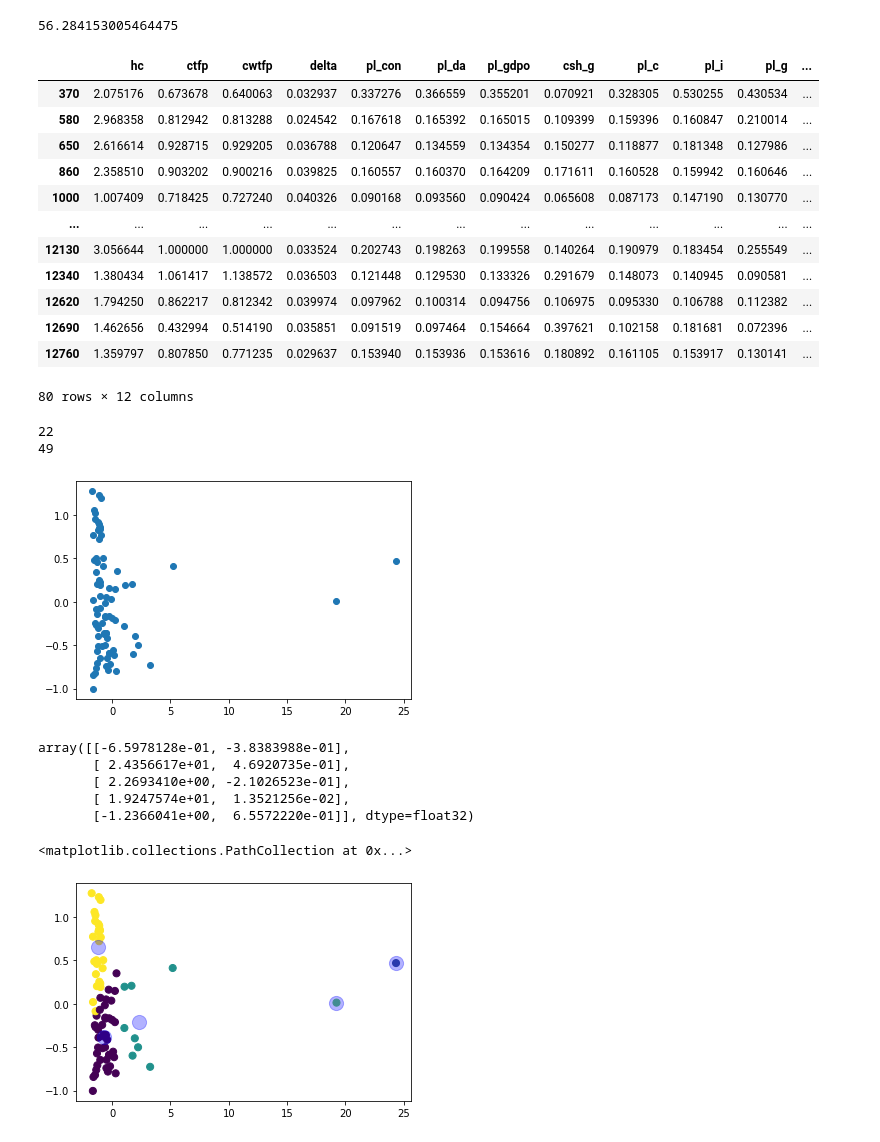
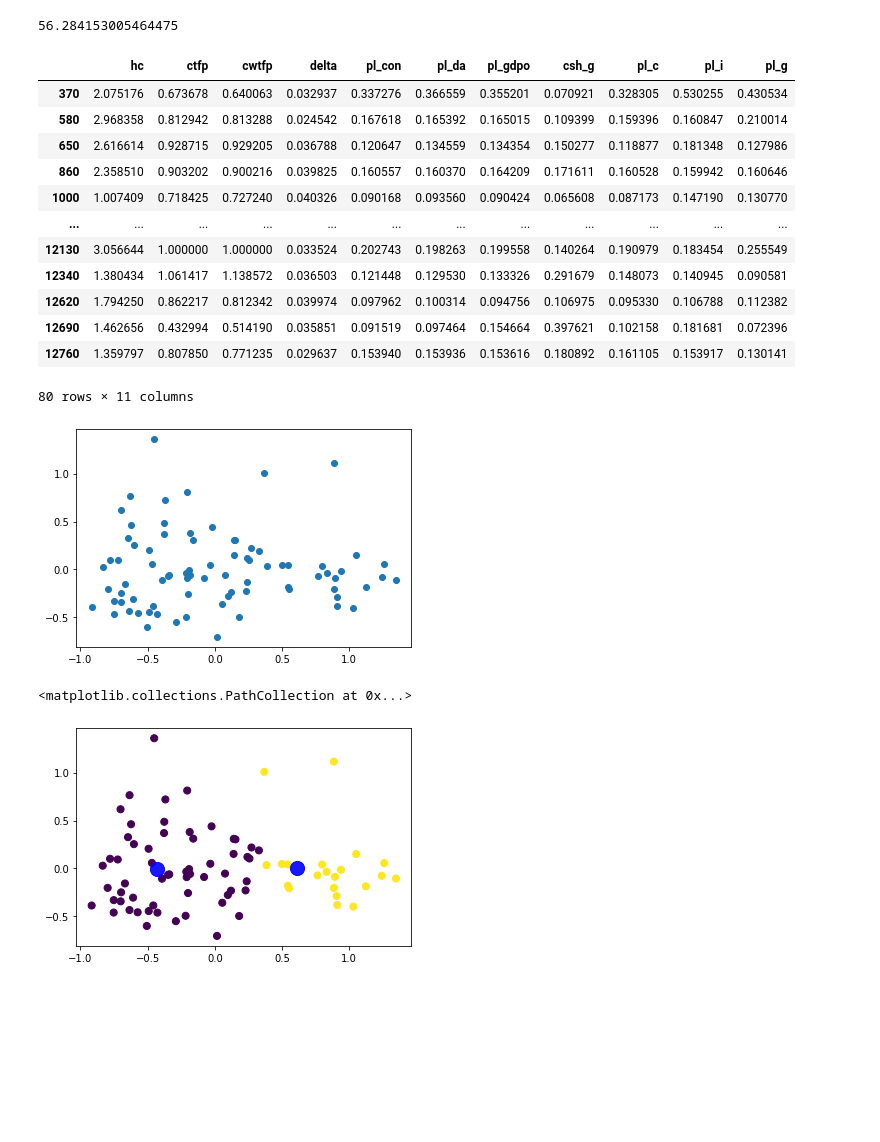
Before and after one commit to RomainClaret/msc.ml.labs, a Jupyter notebook: lab5/lab_05.ipynb, the cells around one changed output. Cells and saved outputs as stored; diff of their text form; code cells hidden in the pictures; blank space fills up the shorter version.

Commit message:
/kmeans clusters

```diff
--- a/lab5/lab_05.ipynb
+++ b/lab5/lab_05.ipynb
@@ -135,6 +135,6 @@ features = [
     "pl_c",
     "pl_i",
     "pl_g",
-    "pl_k",
+    #"pl_k",
 ]
 # %%
@@ -166,19 +164,19 @@ df_1990_cleaned
 df_1970_cleaned = df_1970[features].dropna()
 df_1970_cleaned
 # %% [output]
-|  | hc | ctfp | cwtfp | delta | pl_con | pl_da | pl_gdpo | csh_g | pl_c | pl_i | pl_g | ... |
-| 370 | 2.075176 | 0.673678 | 0.640063 | 0.032937 | 0.337276 | 0.366559 | 0.355201 | 0.070921 | 0.328305 | 0.530255 | 0.430534 | ... |
-| 580 | 2.968358 | 0.812942 | 0.813288 | 0.024542 | 0.167618 | 0.165392 | 0.165015 | 0.109399 | 0.159396 | 0.160847 | 0.210014 | ... |
-| 650 | 2.616614 | 0.928715 | 0.929205 | 0.036788 | 0.120647 | 0.134559 | 0.134354 | 0.150277 | 0.118877 | 0.181348 | 0.127986 | ... |
-| 860 | 2.358510 | 0.903202 | 0.900216 | 0.039825 | 0.160557 | 0.160370 | 0.164209 | 0.171611 | 0.160528 | 0.159942 | 0.160646 | ... |
-| 1000 | 1.007409 | 0.718425 | 0.727240 | 0.040326 | 0.090168 | 0.093560 | 0.090424 | 0.065608 | 0.087173 | 0.147190 | 0.130770 | ... |
-| ... | ... | ... | ... | ... | ... | ... | ... | ... | ... | ... | ... | ... |
-| 12130 | 3.056644 | 1.000000 | 1.000000 | 0.033524 | 0.202743 | 0.198263 | 0.199558 | 0.140264 | 0.190979 | 0.183454 | 0.255549 | ... |
-| 12340 | 1.380434 | 1.061417 | 1.138572 | 0.036503 | 0.121448 | 0.129530 | 0.133326 | 0.291679 | 0.148073 | 0.140945 | 0.090581 | ... |
-| 12620 | 1.794250 | 0.862217 | 0.812342 | 0.039974 | 0.097962 | 0.100314 | 0.094756 | 0.106975 | 0.095330 | 0.106788 | 0.112382 | ... |
-| 12690 | 1.462656 | 0.432994 | 0.514190 | 0.035851 | 0.091519 | 0.097464 | 0.154664 | 0.397621 | 0.102158 | 0.181681 | 0.072396 | ... |
-| 12760 | 1.359797 | 0.807850 | 0.771235 | 0.029637 | 0.153940 | 0.153936 | 0.153616 | 0.180892 | 0.161105 | 0.153917 | 0.130141 | ... |
+|  | hc | ctfp | cwtfp | delta | pl_con | pl_da | pl_gdpo | csh_g | pl_c | pl_i | pl_g |
+| 370 | 2.075176 | 0.673678 | 0.640063 | 0.032937 | 0.337276 | 0.366559 | 0.355201 | 0.070921 | 0.328305 | 0.530255 | 0.430534 |
+| 580 | 2.968358 | 0.812942 | 0.813288 | 0.024542 | 0.167618 | 0.165392 | 0.165015 | 0.109399 | 0.159396 | 0.160847 | 0.210014 |
+| 650 | 2.616614 | 0.928715 | 0.929205 | 0.036788 | 0.120647 | 0.134559 | 0.134354 | 0.150277 | 0.118877 | 0.181348 | 0.127986 |
+| 860 | 2.358510 | 0.903202 | 0.900216 | 0.039825 | 0.160557 | 0.160370 | 0.164209 | 0.171611 | 0.160528 | 0.159942 | 0.160646 |
+| 1000 | 1.007409 | 0.718425 | 0.727240 | 0.040326 | 0.090168 | 0.093560 | 0.090424 | 0.065608 | 0.087173 | 0.147190 | 0.130770 |
+| ... | ... | ... | ... | ... | ... | ... | ... | ... | ... | ... | ... |
+| 12130 | 3.056644 | 1.000000 | 1.000000 | 0.033524 | 0.202743 | 0.198263 | 0.199558 | 0.140264 | 0.190979 | 0.183454 | 0.255549 |
+| 12340 | 1.380434 | 1.061417 | 1.138572 | 0.036503 | 0.121448 | 0.129530 | 0.133326 | 0.291679 | 0.148073 | 0.140945 | 0.090581 |
+| 12620 | 1.794250 | 0.862217 | 0.812342 | 0.039974 | 0.097962 | 0.100314 | 0.094756 | 0.106975 | 0.095330 | 0.106788 | 0.112382 |
+| 12690 | 1.462656 | 0.432994 | 0.514190 | 0.035851 | 0.091519 | 0.097464 | 0.154664 | 0.397621 | 0.102158 | 0.181681 | 0.072396 |
+| 12760 | 1.359797 | 0.807850 | 0.771235 | 0.029637 | 0.153940 | 0.153936 | 0.153616 | 0.180892 | 0.161105 | 0.153917 | 0.130141 |
-80 rows × 12 columns
+80 rows × 11 columns
 # %%
 from sklearn.decomposition import PCA
 pca = PCA(2)
@@ -186,3 +185,3 @@ df_1970_pca = pca.fit_transform(df_1970_cleaned)
 # %%
 from sklearn.cluster import KMeans
-kmeans = KMeans(n_clusters=5, random_state=42).fit(df_1970_pca)
+kmeans_1970 = KMeans(n_clusters=2, random_state=42).fit(df_1970_pca)
@@ -189,23 +191,12 @@ kmeans = KMeans(n_clusters=5, random_state=42).fit(df_1970_pca)
 # %%
-for i,l in enumerate(kmeans.labels_):
-    if l!=0:
-        print(i)
+#for i,l in enumerate(kmeans.labels_):
+#    if l!=0:
+#        print(i)
-# %% [output]
-22
-49
 # %%
 import matplotlib.pyplot as plt
 plt.scatter(df_1970_pca[:,0] , df_1970_pca[:,1])
 plt.show()
 # %% [output]
-[figure, old version]
+[figure, new version]
 # %%
 y_kmeans = kmeans.predict(df_1970_pca)
-# %%
-kmeans.cluster_centers_
-# %% [output]
-array([[-6.5978128e-01, -3.8383988e-01],
-       [ 2.4356617e+01,  4.6920735e-01],
-       [ 2.2693410e+00, -2.1026523e-01],
-       [ 1.9247574e+01,  1.3521256e-02],
-       [-1.2366041e+00,  6.5572220e-01]], dtype=float32)
@@ -212,6 +205,6 @@ array([[-6.5978128e-01, -3.8383988e-01],
 # %%
 plt.scatter(df_1970_pca[:, 0], df_1970_pca[:, 1], c=y_kmeans, s=50, cmap='viridis')
-plt.scatter(kmeans.cluster_centers_[:, 0], kmeans.cluster_centers_[:, 1], c='blue', s=200, alpha=0.3)
+plt.scatter(kmeans_1970.cluster_centers_[:, 0], kmeans_1970.cluster_centers_[:, 1], c='blue', s=200, alpha=0.9)
 # %% [output]
 <matplotlib.collections.PathCollection at 0x...>
-[figure, old version]
+[figure, new version]
```
Also changed, not shown: parts of 5 cells of this notebook.
